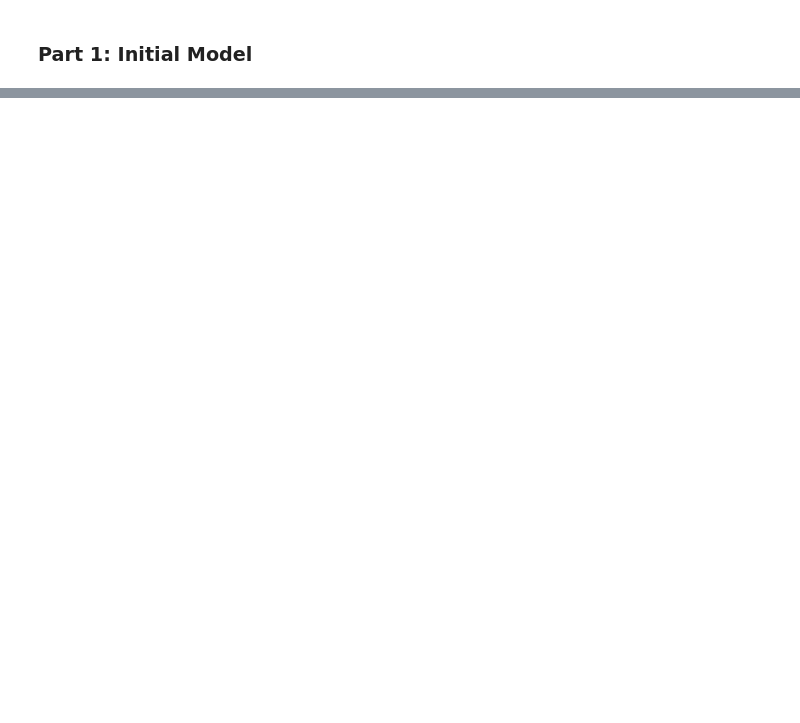
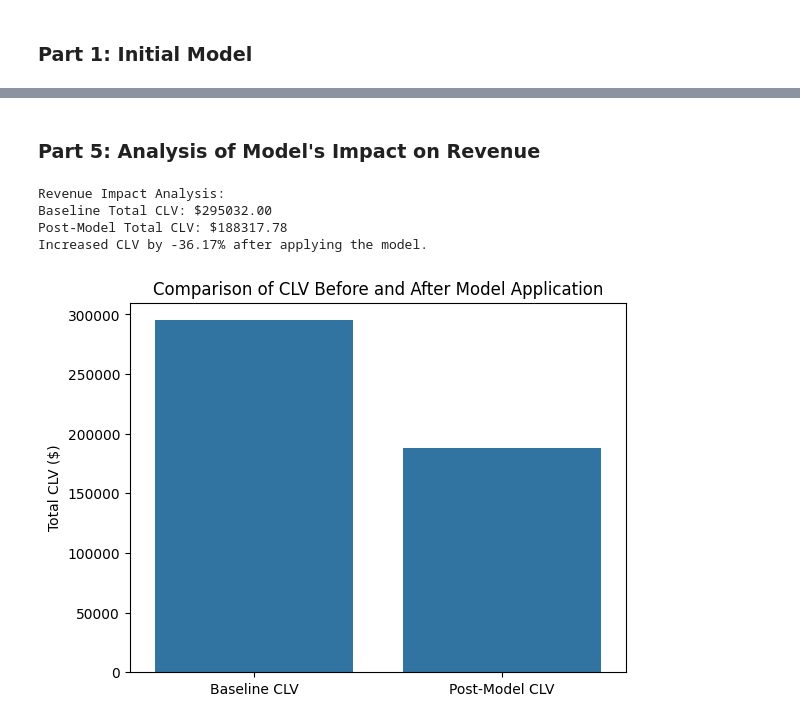
Before and after one commit to scottpitcher/ecommerce-marketing-analytics-optimization, a Jupyter notebook: clv_optimization_model.ipynb, the cells around one changed output, grey strips where cells are left out. Drawn from its saved outputs; the diff is of its cells as text; code cells hidden in the pictures; blank space fills up the shorter version.

```diff
--- a/clv_optimization_model.ipynb
+++ b/clv_optimization_model.ipynb
@@ -168,0 +172,31 @@ Error:
+# %% [markdown]
+### Part 5: Analysis of Model's Impact on Revenue
+# %%
+# Calculate the baseline CLV (before applying the model)
+baseline_clv = data['Total Spend'].sum()
+
+# Predict CLV with the best model on test set
+data['Predicted_CLV'] = best_model.predict(X_significant)
+
+# Calculate the new average CLV after applying the model's predictions
+post_model_clv = data['Predicted_CLV'].sum()
+
+# Calculate the increase in CLV
+clv_increase = ((post_model_clv - baseline_clv) / baseline_clv) * 100
+
+print(f'\nRevenue Impact Analysis:')
+print(f'Baseline Total CLV: ${baseline_clv:.2f}')
+print(f'Post-Model Total CLV: ${post_model_clv:.2f}')
+print(f'Increased CLV by {clv_increase:.2f}% after applying the model.')
+
+# (Optional) Visualize the improvement in CLV
+sns.barplot(x=['Baseline CLV', 'Post-Model CLV'], y=[baseline_clv, post_model_clv])
+plt.title('Comparison of CLV Before and After Model Application')
+plt.ylabel('Total CLV ($)')
+plt.show()
+# %% [output]
+Revenue Impact Analysis:
+Baseline Total CLV: $295032.00
+Post-Model Total CLV: $188317.78
+Increased CLV by -36.17% after applying the model.
+[figure, added]
```
Also changed, not shown: parts of 32 cells of this notebook.
